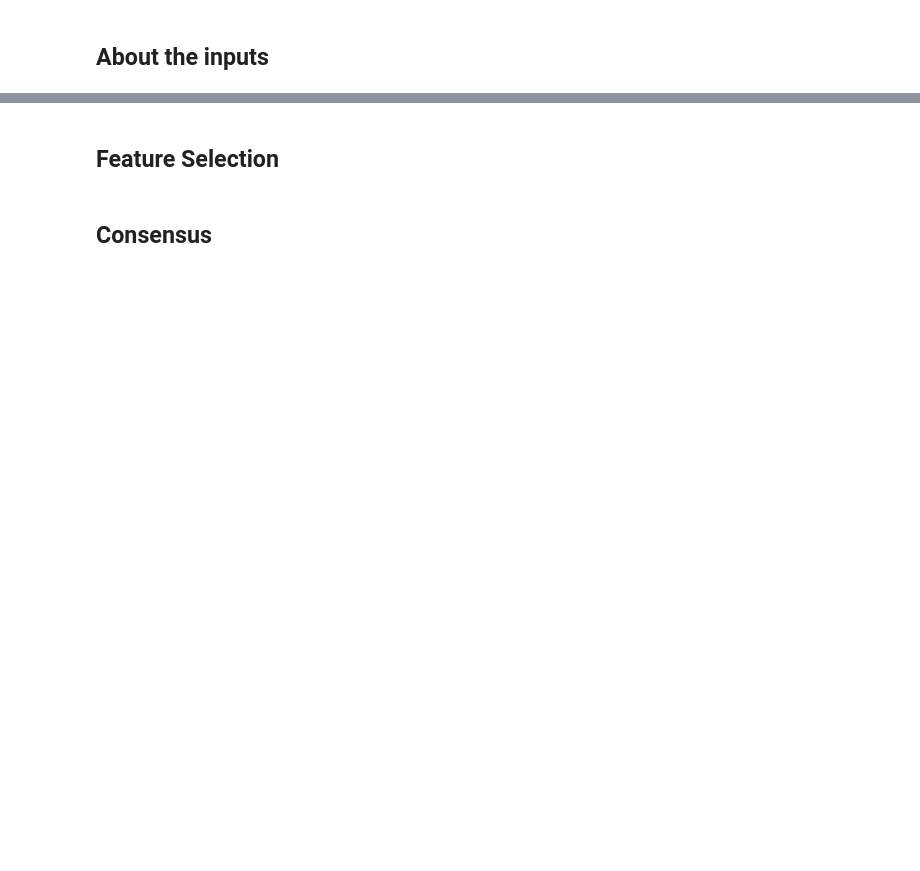
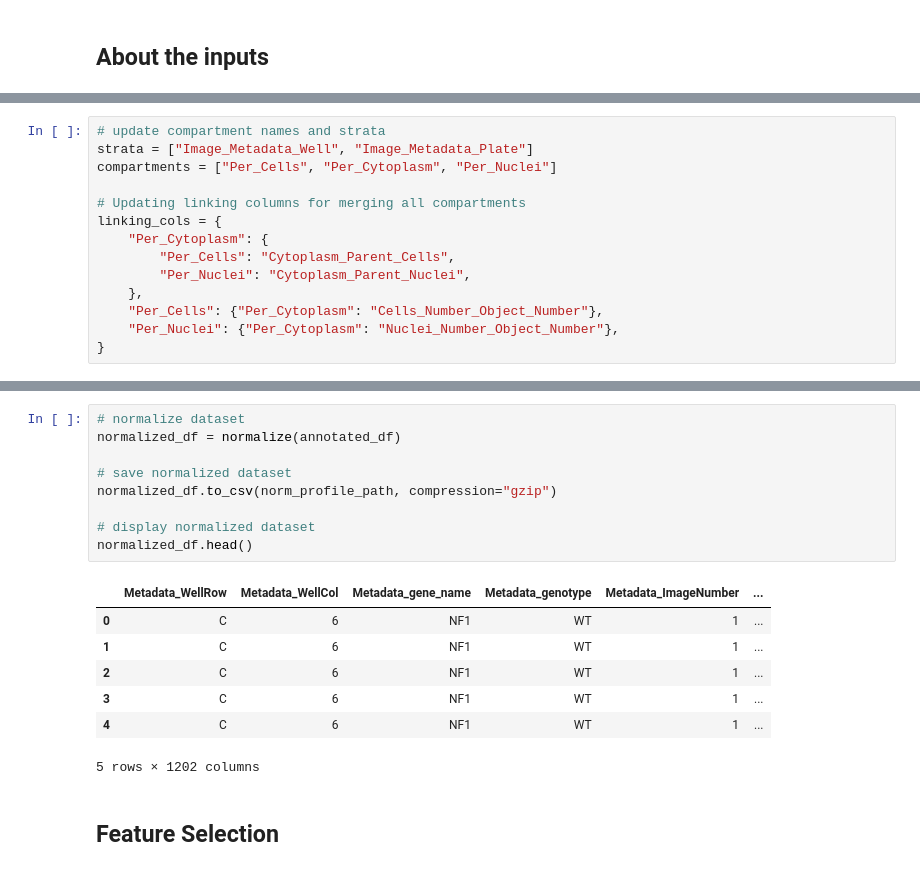
Before and after one commit to cytomining/pycytominer, a Jupyter notebook: tutorials/general_usage.ipynb, the cells around one changed output, grey strips where cells are left out. Drawn from its saved outputs; the diff is of its cells as text; blank space fills up the shorter version.

```diff
--- a/tutorials/general_usage.ipynb
+++ b/tutorials/general_usage.ipynb
@@ -42,0 +73,14 @@ OperationalError: (sqlite3.OperationalError) no such table: None
+# %%
+# update compartment names and strata
+strata = ["Image_Metadata_Well", "Image_Metadata_Plate"]
+compartments = ["Per_Cells", "Per_Cytoplasm", "Per_Nuclei"]
+
+# Updating linking columns for merging all compartments
+linking_cols = {
+    "Per_Cytoplasm": {
+        "Per_Cells": "Cytoplasm_Parent_Cells",
+        "Per_Nuclei": "Cytoplasm_Parent_Nuclei",
+    },
+    "Per_Cells": {"Per_Cytoplasm": "Cells_Number_Object_Number"},
+    "Per_Nuclei": {"Per_Cytoplasm": "Nuclei_Number_Object_Number"},
+}
@@ -43,4 +181,19 @@ OperationalError: (sqlite3.OperationalError) no such table: None
+# %%
+# normalize dataset
+normalized_df = normalize(annotated_df)
+
+# save normalized dataset
+normalized_df.to_csv(norm_profile_path, compression="gzip")
+
+# display normalized dataset
+normalized_df.head()
+# %% [output]
+|  | Metadata_WellRow | Metadata_WellCol | Metadata_gene_name | Metadata_genotype | Metadata_ImageNumber | ... |
+| 0 | C | 6 | NF1 | WT | 1 | ... |
+| 1 | C | 6 | NF1 | WT | 1 | ... |
+| 2 | C | 6 | NF1 | WT | 1 | ... |
+| 3 | C | 6 | NF1 | WT | 1 | ... |
+| 4 | C | 6 | NF1 | WT | 1 | ... |
+5 rows × 1202 columns
 # %% [markdown]
 ## Feature Selection
-# %% [markdown]
-## Consensus
```
Also changed, not shown: parts of 20 cells of this notebook.
